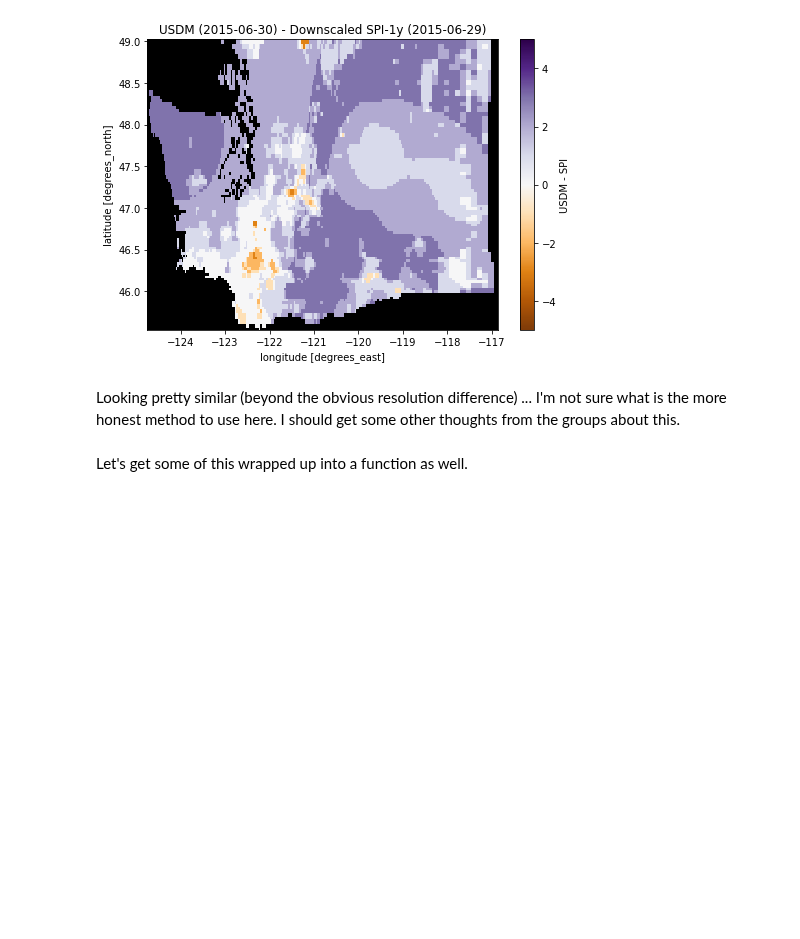
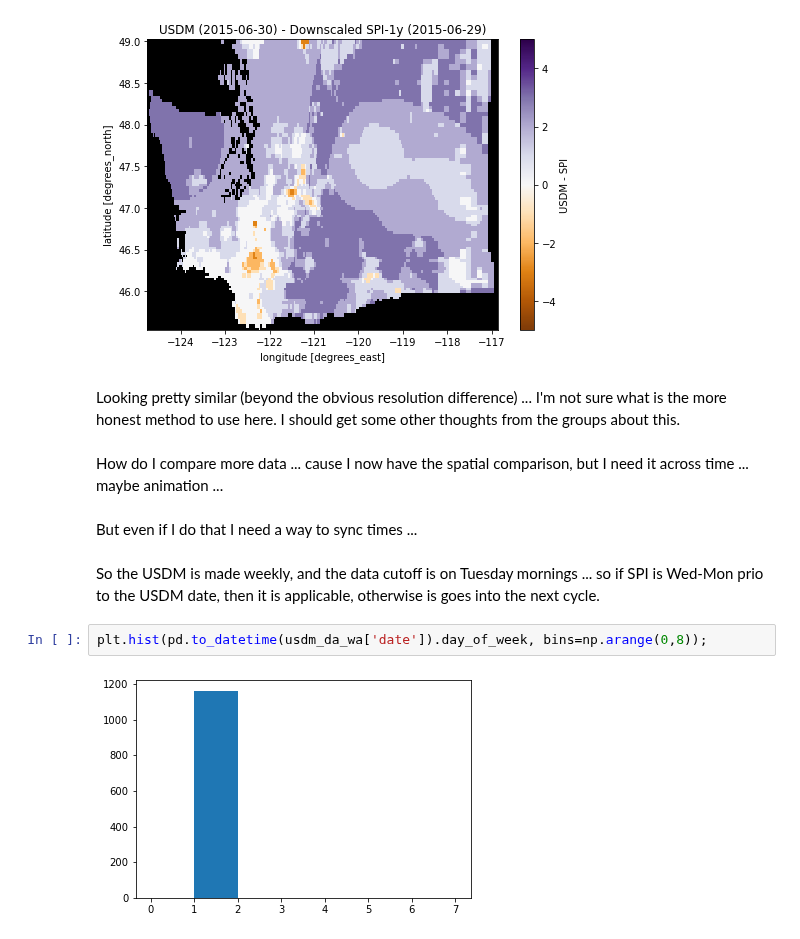
Before and after one commit to UW-Hydro/drought_impact, a Jupyter notebook: notebooks/explore/usdm_spi_compare.ipynb, the cells around one changed output. Drawn from its saved outputs; the diff is of its cells as text; blank space fills up the shorter version.

```diff
--- a/notebooks/explore/usdm_spi_compare.ipynb
+++ b/notebooks/explore/usdm_spi_compare.ipynb
@@ -343,5 +345,13 @@ plt.tight_layout()
 [figure]
 # %% [markdown]
 Looking pretty similar (beyond the obvious resolution difference) ... I'm not sure what is the more honest method to use here. I should get some other thoughts from the groups about this.
-# %% [markdown]
-Let's get some of this wrapped up into a function as well.
+# %% [markdown]
+How do I compare more data ... cause I now have the spatial comparison, but I need it across time ... maybe animation ...
+# %% [markdown]
+But even if I do that I need a way to sync times ...
+# %% [markdown]
+So the USDM is made weekly, and the data cutoff is on Tuesday mornings ... so if SPI is Wed-Mon prio to the USDM date, then it is applicable, otherwise is goes into the next cycle.
+# %%
+plt.hist(pd.to_datetime(usdm_da_wa['date']).day_of_week, bins=np.arange(0,8));
+# %% [output]
+[figure, added]
```
Also changed, not shown: parts of 5 cells of this notebook, 2 other files.
